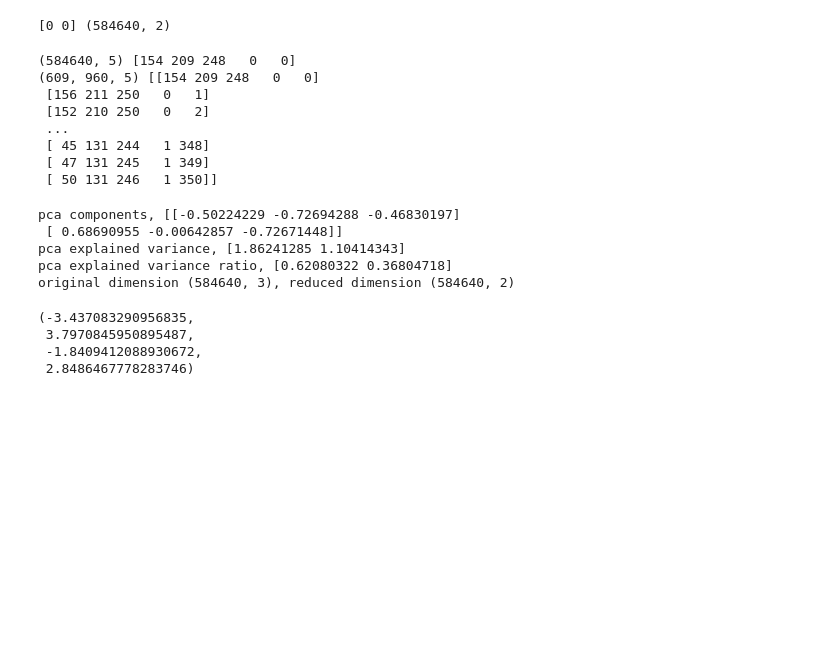
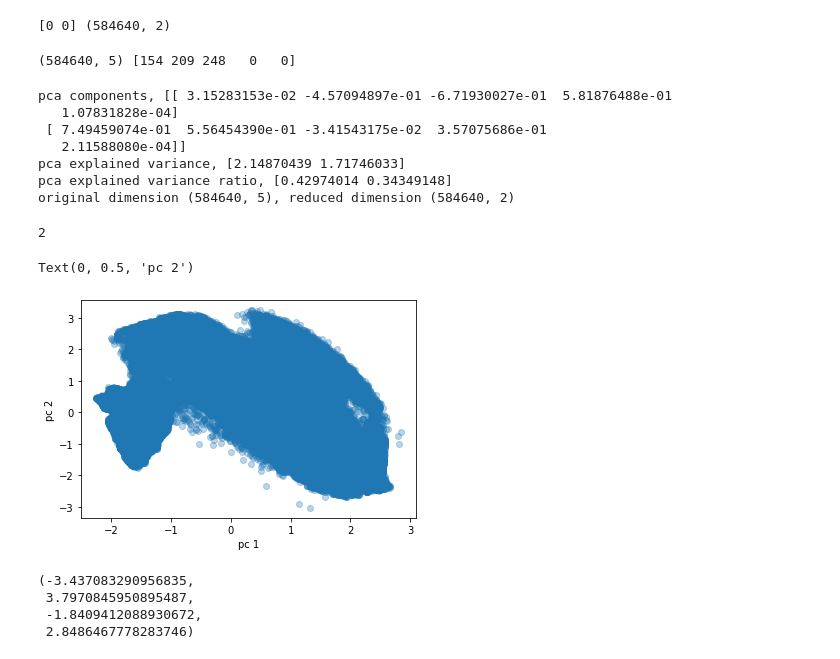
Before and after one commit to outspark/you_work_from_home, a Jupyter notebook: hw02/hw02_dimension_reduction.ipynb, the cells around one changed output. Saved outputs shown, nothing was run; the diff lists cells and outputs as text; code cells hidden in the pictures; blank space fills up the shorter version.

```diff
--- a/hw02/hw02_dimension_reduction.ipynb
+++ b/hw02/hw02_dimension_reduction.ipynb
@@ -38,24 +38,15 @@ print(xy[0],xy.shape)
 # %%
 img_5dim = np.concatenate((img_stacked, xy),axis=1)
 print(img_5dim.shape, img_5dim[0])
-img_3dim = np.reshape(img_5dim, (height,width,5))
-print(img_3dim.shape, img_3dim[0])
 # %% [output]
 (584640, 5) [154 209 248   0   0]
-(609, 960, 5) [[154 209 248   0   0]
- [156 211 250   0   1]
- [152 210 250   0   2]
- ...
- [ 45 131 244   1 348]
- [ 47 131 245   1 349]
- [ 50 131 246   1 350]]
 # %%
 #sklearn
 from sklearn.decomposition import PCA
 from sklearn.preprocessing import StandardScaler
 
 scaler = StandardScaler()
-norm_x = scaler.fit_transform(img_stacked)
+norm_x = scaler.fit_transform(img_5dim)
 pca = PCA(n_components=2)
 x_pca = pca.fit_transform(norm_x)
 print('pca components,', pca.components_)
@@ -63,9 +54,21 @@ print('pca explained variance,', pca.explained_variance_)
 print('pca explained variance ratio,',pca.explained_variance_ratio_)
 print('original dimension {}, reduced dimension {}'.format(norm_x.shape, x_pca.shape))
 # %% [output]
-pca components, [[-0.50224229 -0.72694288 -0.46830197]
- [ 0.68690955 -0.00642857 -0.72671448]]
-pca explained variance, [1.86241285 1.10414343]
-pca explained variance ratio, [0.62080322 0.36804718]
-original dimension (584640, 3), reduced dimension (584640, 2)
+pca components, [[ 3.15283153e-02 -4.57094897e-01 -6.71930027e-01  5.81876488e-01
+   1.07831828e-04]
+ [ 7.49459074e-01  5.56454390e-01 -3.41543175e-02  3.57075686e-01
+   2.11588080e-04]]
+pca explained variance, [2.14870439 1.71746033]
+pca explained variance ratio, [0.42974014 0.34349148]
+original dimension (584640, 5), reduced dimension (584640, 2)
+# %%
+print(x_pca.shape[1])
+plt.scatter(x_pca[:,0],x_pca[:,1],alpha=0.3)
+plt.xlabel('pc 1')
+plt.ylabel('pc 2')
+# plt.axis('equal')
+# %% [output]
+2
+Text(0, 0.5, 'pc 2')
+[figure, added]
 # %%
```
Also changed, not shown: parts of 12 cells of this notebook, 1 other file.
